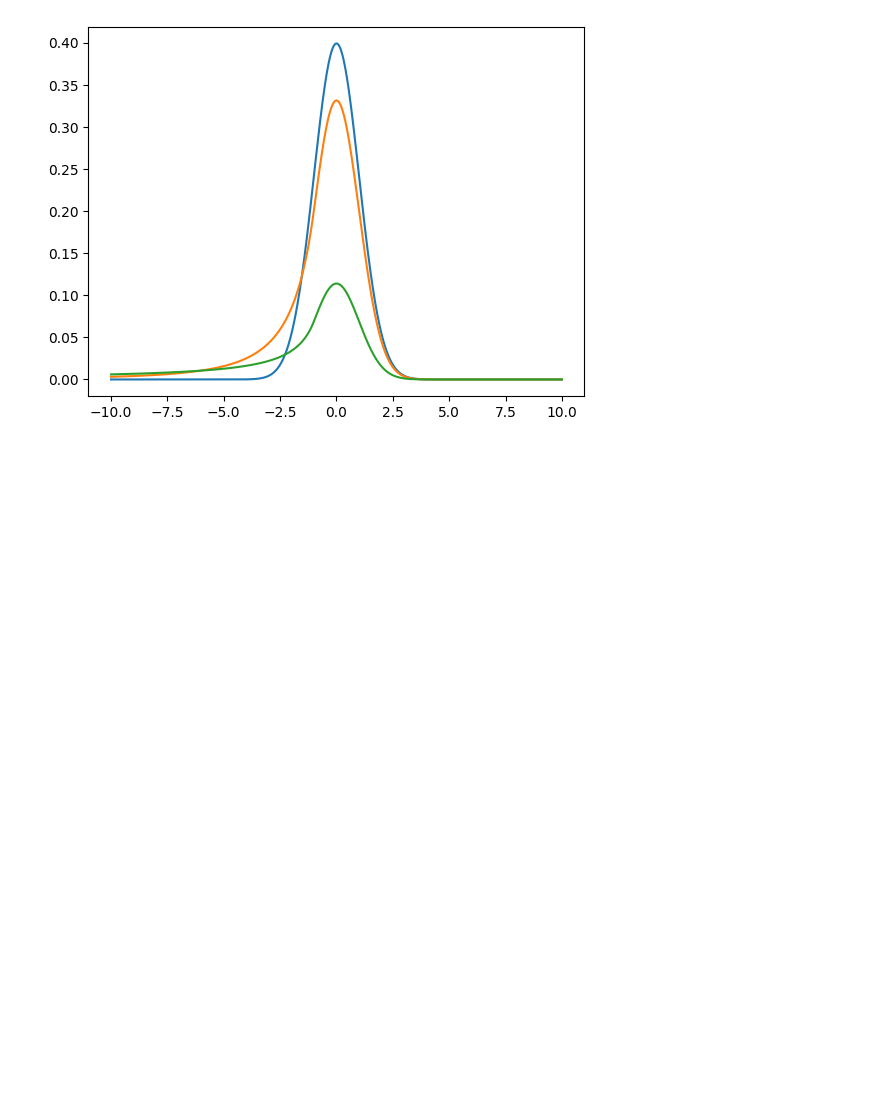
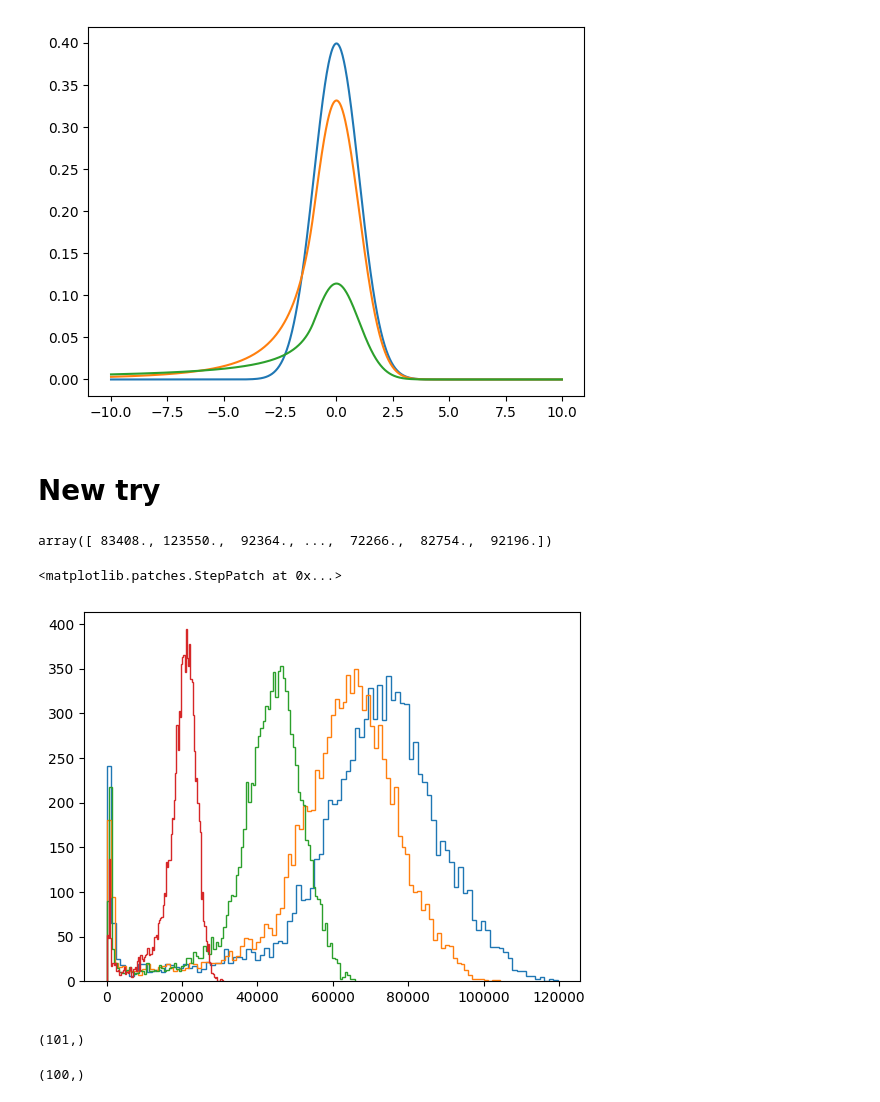
Before and after one commit to Bjartensen/python_focalh_clustering, a Jupyter notebook: notebooks/Linearity.ipynb, the cells around one changed output. Cells and saved outputs as stored; diff of their text form; code cells hidden in the pictures; blank space fills up the shorter version.

```diff
--- a/notebooks/Linearity.ipynb
+++ b/notebooks/Linearity.ipynb
@@ -276,3 +278,5 @@ plt.plot(x,y)
 # %% [output]
 [<matplotlib.lines.Line2D at 0x...>]
 [figure]
+# %% [markdown]
+# New try
@@ -278,0 +294,53 @@ plt.plot(x,y)
+# %%
+en350 = "/home/bjartur/workspace/focalh_data_transformer/data/converted/TRAIN_E350_N5600_GEN.root"
+en300 = "/home/bjartur/workspace/focalh_data_transformer/data/converted/TRAIN_E300_N10000_GEN.root"
+en250 = "/home/bjartur/workspace/focalh_data_transformer/data/converted/TRAIN_E250_N10000_GEN.root"
+en200 = "/home/bjartur/workspace/focalh_data_transformer/data/converted/TRAIN_E200_N10000_GEN.root"
+en150 = "/home/bjartur/workspace/focalh_data_transformer/data/converted/TRAIN_E150_N10000_GEN.root"
+en100 = "/home/bjartur/workspace/focalh_data_transformer/data/converted/TRAIN_E100_N10000_GEN.root"
+en80 = "/home/bjartur/workspace/focalh_data_transformer/data/converted/TRAIN_E80_N10000_GEN.root"
+en60 = "/home/bjartur/workspace/focalh_data_transformer/data/converted/TRAIN_E60_N10000_GEN.root"
+en40 = "/home/bjartur/workspace/focalh_data_transformer/data/converted/TRAIN_E40_N10000_GEN.root"
+en20 = "/home/bjartur/workspace/focalh_data_transformer/data/converted/TRAIN_E20_N10000_GEN.root"
+
+
+
+
+adc350 = adc(en350)
+adc300 = adc(en300)
+adc250 = adc(en250)
+adc200 = adc(en200)
+adc150 = adc(en150)
+adc100 = adc(en100)
+adc80 = adc(en80)
+adc60 = adc(en60)
+adc40 = adc(en40)
+adc20 = adc(en20)
+# %%
+adc350
+# %% [output]
+array([ 83408., 123550.,  92364., ...,  72266.,  82754.,  92196.])
+# %%
+bins = 100
+hist, bin_edges = np.histogram(adc350, bins)
+# %%
+hist, bin_edges = np.histogram(adc300, bins)
+plt.stairs(hist, bin_edges)
+hist, bin_edges = np.histogram(adc250, bins)
+plt.stairs(hist, bin_edges)
+hist, bin_edges = np.histogram(adc150, bins)
+plt.stairs(hist, bin_edges)
+hist, bin_edges = np.histogram(adc60, bins)
+plt.stairs(hist, bin_edges)
+# %% [output]
+<matplotlib.patches.StepPatch at 0x...>
+[figure, added]
+# %%
+bin_edges.shape
+# %% [output]
+(101,)
+# %%
+bin_centers = (bin_edges[:-1] + bin_edges[1:]) / 2
+bin_centers.shape
+# %% [output]
+(100,)
```
Also changed, not shown: parts of 11 cells of this notebook, 4 other files.
